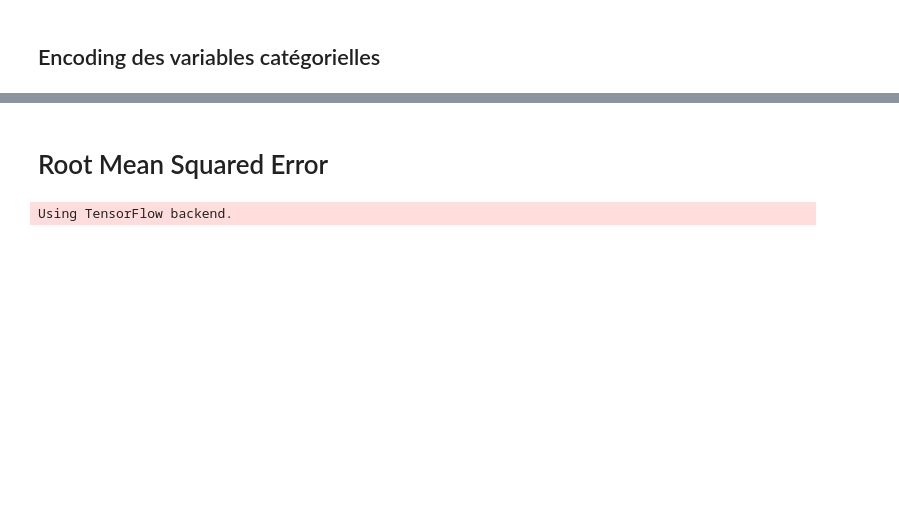
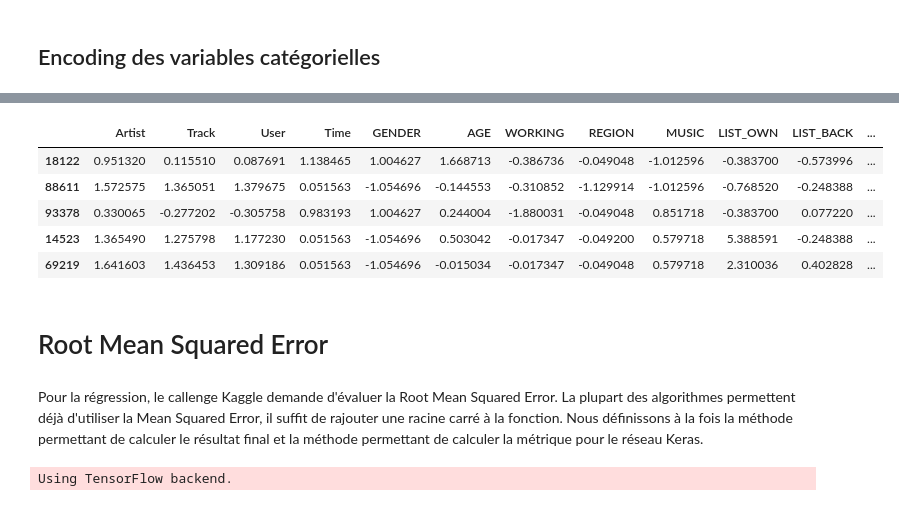
Before and after one commit to js-dev88/EMI-Music-Data-Science-Hackathon, a Jupyter notebook: EMI_MDSH_Neural_Network.ipynb, the cells around one changed output, grey strips where cells are left out. Saved outputs shown, nothing was run; the diff lists cells and outputs as text; code cells hidden in the pictures; blank space fills up the shorter version.

```diff
--- a/EMI_MDSH_Neural_Network.ipynb
+++ b/EMI_MDSH_Neural_Network.ipynb
@@ -98,0 +110,11 @@ X_test.head(10)
+# %%
+#Nous réutilisons l'encoding mis en place pour le XgBoost
+def encode_with_catboost(X_train, y_train, X_test):
+    cat_cols = list(X_train.select_dtypes(include=['object']).columns)
+    encoder = ce.CatBoostEncoder(verbose = 3, cols = cat_cols, return_df=True)
+    encoder.fit(X_train, y_train)
+    X_train_cat = encoder.transform(X_train)
+    X_test_cat = encoder.transform(X_test)
+    return X_train_cat, X_test_cat
+# %%
+X_train, X_test = encode_with_catboost(X_train, y_train, X_test)
@@ -99,5 +127,16 @@ X_test.head(10)
+# %%
+X_train.head(5)
+# %% [output]
+|  | Artist | Track | User | Time | GENDER | AGE | WORKING | REGION | MUSIC | LIST_OWN | LIST_BACK | ... |
+| 18122 | 0.951320 | 0.115510 | 0.087691 | 1.138465 | 1.004627 | 1.668713 | -0.386736 | -0.049048 | -1.012596 | -0.383700 | -0.573996 | ... |
+| 88611 | 1.572575 | 1.365051 | 1.379675 | 0.051563 | -1.054696 | -0.144553 | -0.310852 | -1.129914 | -1.012596 | -0.768520 | -0.248388 | ... |
+| 93378 | 0.330065 | -0.277202 | -0.305758 | 0.983193 | 1.004627 | 0.244004 | -1.880031 | -0.049048 | 0.851718 | -0.383700 | 0.077220 | ... |
+| 14523 | 1.365490 | 1.275798 | 1.177230 | 0.051563 | -1.054696 | 0.503042 | -0.017347 | -0.049200 | 0.579718 | 5.388591 | -0.248388 | ... |
+| 69219 | 1.641603 | 1.436453 | 1.309186 | 0.051563 | -1.054696 | -0.015034 | -0.017347 | -0.049048 | 0.579718 | 2.310036 | 0.402828 | ... |
 # %% [markdown]
 # Root Mean Squared Error
+# %% [markdown]
+Pour la régression, le callenge Kaggle demande d'évaluer la Root Mean Squared Error. La plupart des algorithmes permettent déjà d'utiliser la Mean Squared Error, il suffit de rajouter une racine carré à la fonction. Nous définissons à la fois la méthode permettant de calculer le résultat final et la méthode permettant de calculer la métrique pour le réseau Keras.
 # %%
 def compute_RMSE(y_true, y_pred):
     #la prédiction doit avoir un format entier
```
Also changed, not shown: parts of 32 cells of this notebook, 2 other files.
